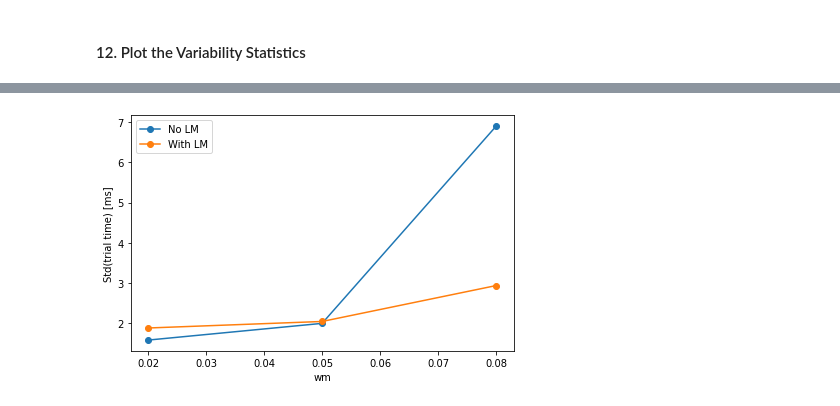
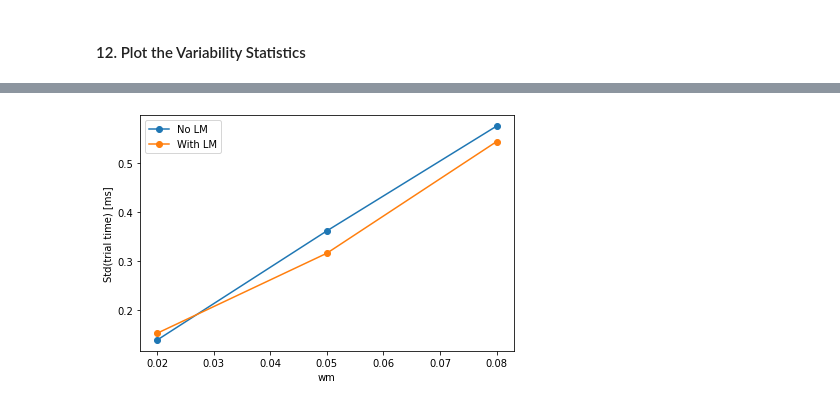
Before and after one commit to sbconlon/mental-navigation, a Jupyter notebook: experiments.ipynb, the cells around one changed output, grey strips where cells are left out. Cells and saved outputs as stored; diff of their text form; code cells hidden in the pictures.

```diff
--- a/experiments.ipynb
+++ b/experiments.ipynb
@@ -815,14 +824,14 @@ plt.close(fig)
 # %%
 scale = 1000  # seconds -> milliseconds
 
 plt.figure(figsize=(6,4))
-plt.plot(wm_values, np.array(wolm_stds)*scale, marker='o', label="No LM")
-plt.plot(wm_values, np.array(wlm_stds)*scale, marker='o', label="With LM")
+plt.plot(wm_values, np.array(wolm_stds)*scale / np.array(wolm_means), marker='o', label="No LM")
+plt.plot(wm_values, np.array(wlm_stds)*scale  / np.array(wlm_means), marker='o', label="With LM")
 plt.xlabel("wm")
 plt.ylabel("Std(trial time) [ms]")
 plt.legend()
 plt.tight_layout()
-plt.savefig(OUTPUT_DIR / "variabillity.png", dpi=200)
+#plt.savefig(OUTPUT_DIR / "variabillity.png", dpi=200)
 plt.show()
 # %% [output]
-[figure, old version]
+[figure, new version]
```
Also changed, not shown: parts of 8 cells of this notebook, 3 other files.
